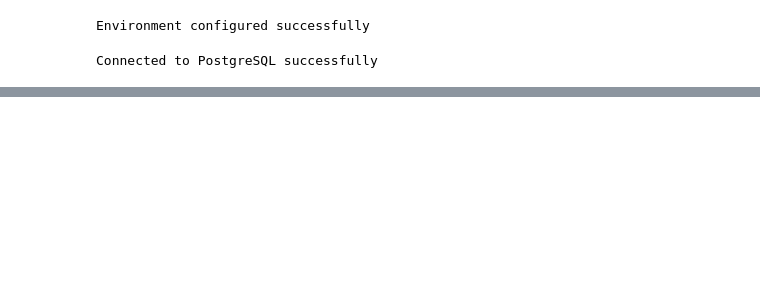
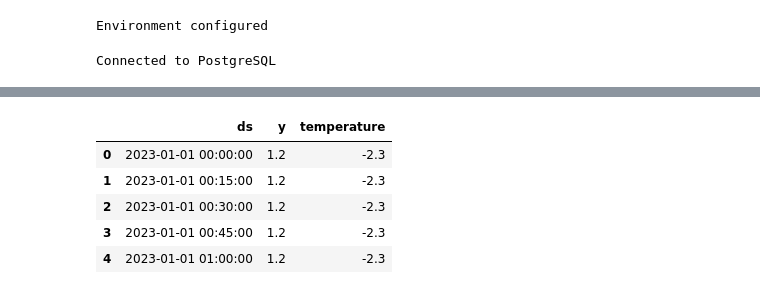
Before and after one commit to islam351/energy_intelligence_project1, a Jupyter notebook: notebooks/02_load_forecasting.ipynb, the cells around one changed output, grey strips where cells are left out. Saved outputs shown, nothing was run; the diff lists cells and outputs as text; code cells hidden in the pictures; blank space fills up the shorter version.

```diff
--- a/notebooks/02_load_forecasting.ipynb
+++ b/notebooks/02_load_forecasting.ipynb
@@ -11,25 +9,27 @@
 # %%
 # ============================================================
-# ENVIRONMENT FIX & IMPORTS
+# SETUP & IMPORTS
 # ============================================================
 
 import os
 import subprocess
 import psycopg2
 import pandas as pd
+import numpy as np
 import matplotlib.pyplot as plt
 from prophet import Prophet
+from sklearn.metrics import mean_absolute_error, mean_absolute_percentage_error, mean_squared_error
 import warnings
 warnings.filterwarnings('ignore')
 
-# Force UTF-8 encoding
+# Windows encoding fix
 subprocess.run("chcp 65001", shell=True, capture_output=True)
 os.environ['PYTHONIOENCODING'] = 'utf-8'
 os.environ['STAN_BACKEND'] = 'CMDSTANPY'
 
-print("Environment configured successfully")
+print("Environment configured")
 # %% [output]
-Environment configured successfully
+Environment configured
 # %%
 # ============================================================
 # DATABASE CONNECTION
@@ -44,25 +44,30 @@ conn = psycopg2.connect(
 )
 conn.set_client_encoding('UTF8')
 
-print("Connected to PostgreSQL successfully")
+print("Connected to PostgreSQL")
 # %% [output]
-Connected to PostgreSQL successfully
+Connected to PostgreSQL
 # %%
 # ============================================================
-# LOAD HISTORICAL DATA FOR BUILDING_17
+# LOAD DATA WITH TEMPERATURE (OPTIMIZED)
 # ============================================================
 
 query = """
-SELECT timestamp AS ds, energy_kwh AS y
-FROM energy_readings
-WHERE building_id = 17
-ORDER BY timestamp;
+SELECT
+    er.timestamp AS ds,
+    er.energy_kwh AS y,
+    wd.temperature_avg AS temperature
+FROM energy_readings er
+JOIN weather_data wd ON er.building_id = wd.building_id
+    AND er.timestamp >= wd.weather_date
+    AND er.timestamp < wd.weather_date + INTERVAL '1 day'
+WHERE er.building_id = 17
+ORDER BY er.timestamp;
 """
 
 df = pd.read_sql(query, conn)
 
-print(f"Loaded {len(df):,} historical readings")
+print(f"Loaded {len(df):,} rows with temperature data")
 print(f"Date range: {df['ds'].min()} to {df['ds'].max()}")
-
-conn.close()
+df.head()
 # %% [output]
@@ -71,3 +76,9 @@ Date range: 2023-01-01 00:00:00 to 2025-01-07 23:45:00
+|  | ds | y | temperature |
+| 0 | 2023-01-01 00:00:00 | 1.2 | -2.3 |
+| 1 | 2023-01-01 00:15:00 | 1.2 | -2.3 |
+| 2 | 2023-01-01 00:30:00 | 1.2 | -2.3 |
+| 3 | 2023-01-01 00:45:00 | 1.2 | -2.3 |
+| 4 | 2023-01-01 01:00:00 | 1.2 | -2.3 |
 # %%
 # ============================================================
 # DATA OVERVIEW
```
Also changed, not shown: parts of 19 cells of this notebook, 1 other file.
